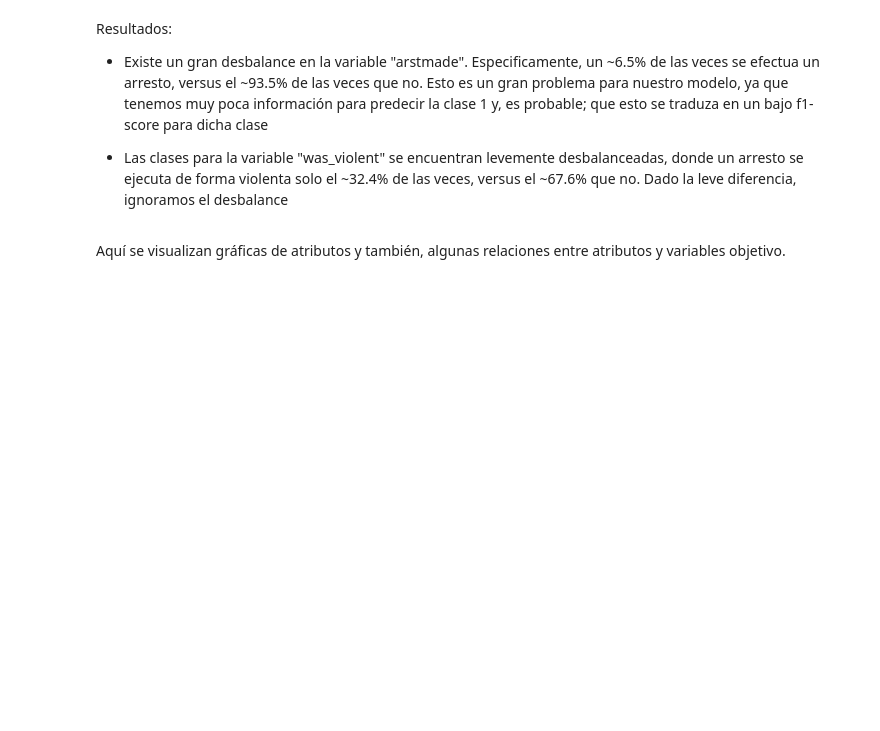
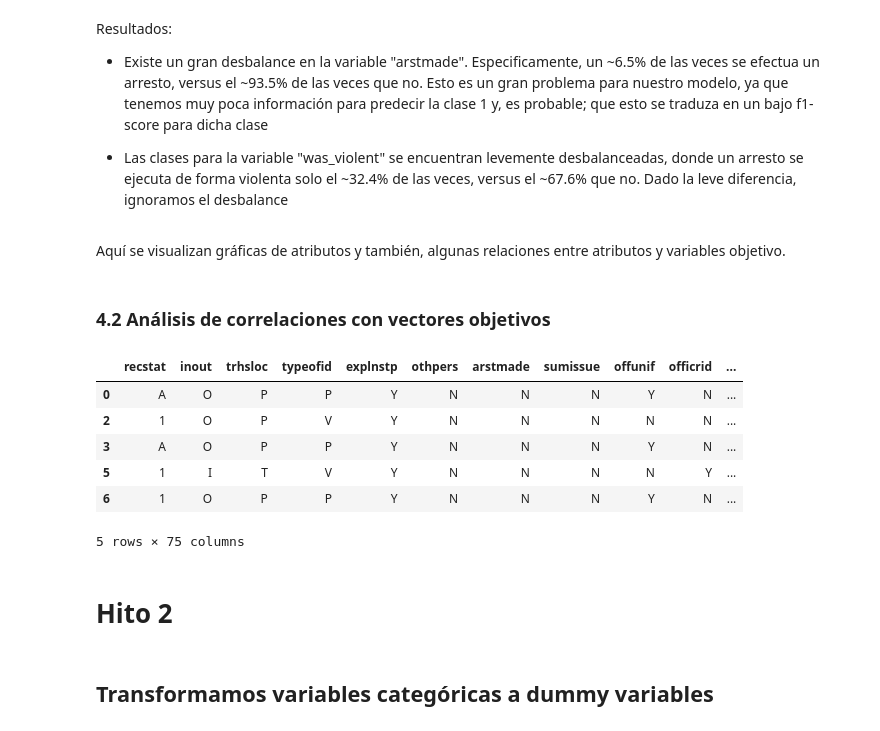
Before and after one commit to oportusgonzalo/data-science-desafio-latam, a Jupyter notebook: machine-learning/prueba_final/prueba2.ipynb, the cells around one changed output. Cells and saved outputs as stored; diff of their text form; code cells hidden in the pictures; blank space fills up the shorter version.

Commit message:
Termino hito 2

```diff
--- a/machine-learning/prueba_final/prueba2.ipynb
+++ b/machine-learning/prueba_final/prueba2.ipynb
@@ -232,3 +236,19 @@ Resultados:
 * Las clases para la variable "was_violent" se encuentran levemente desbalanceadas, donde un arresto se ejecuta de forma violenta solo el ~32.4% de las veces, versus el ~67.6% que no. Dado la leve diferencia, ignoramos el desbalance
 # %% [markdown]
 Aquí se visualizan gráficas de atributos y también, algunas relaciones entre atributos y variables objetivo.
+# %% [markdown]
+### 4.2 Análisis de correlaciones con vectores objetivos
+# %%
+proc_df.head()
+# %% [output]
+|  | recstat | inout | trhsloc | typeofid | explnstp | othpers | arstmade | sumissue | offunif | officrid | ... |
+| 0 | A | O | P | P | Y | N | N | N | Y | N | ... |
+| 2 | 1 | O | P | V | Y | N | N | N | N | N | ... |
+| 3 | A | O | P | P | Y | N | N | N | Y | N | ... |
+| 5 | 1 | I | T | V | Y | N | N | N | N | Y | ... |
+| 6 | 1 | O | P | P | Y | N | N | N | Y | N | ... |
+5 rows × 75 columns
+# %% [markdown]
+# Hito 2
+# %% [markdown]
+## Transformamos variables categóricas a dummy variables
```
Also changed, not shown: parts of 24 cells of this notebook, 2 other files.
